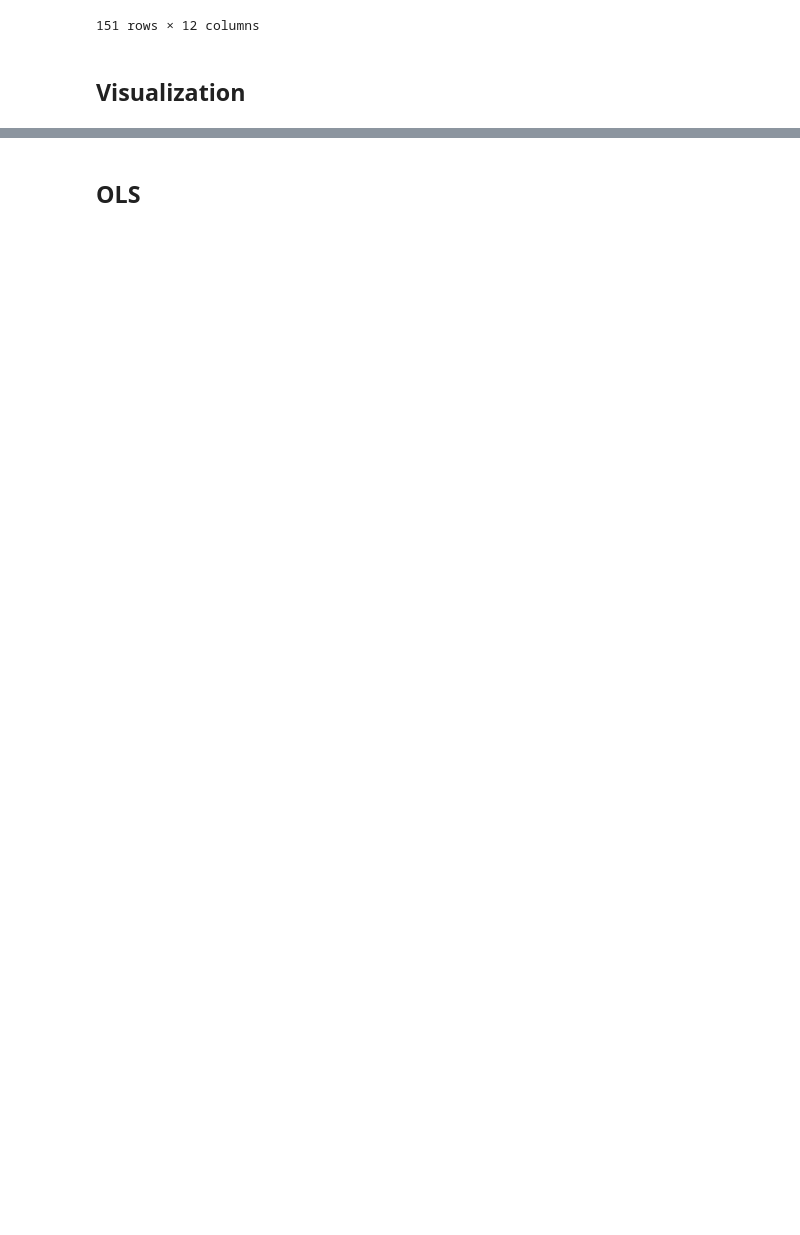
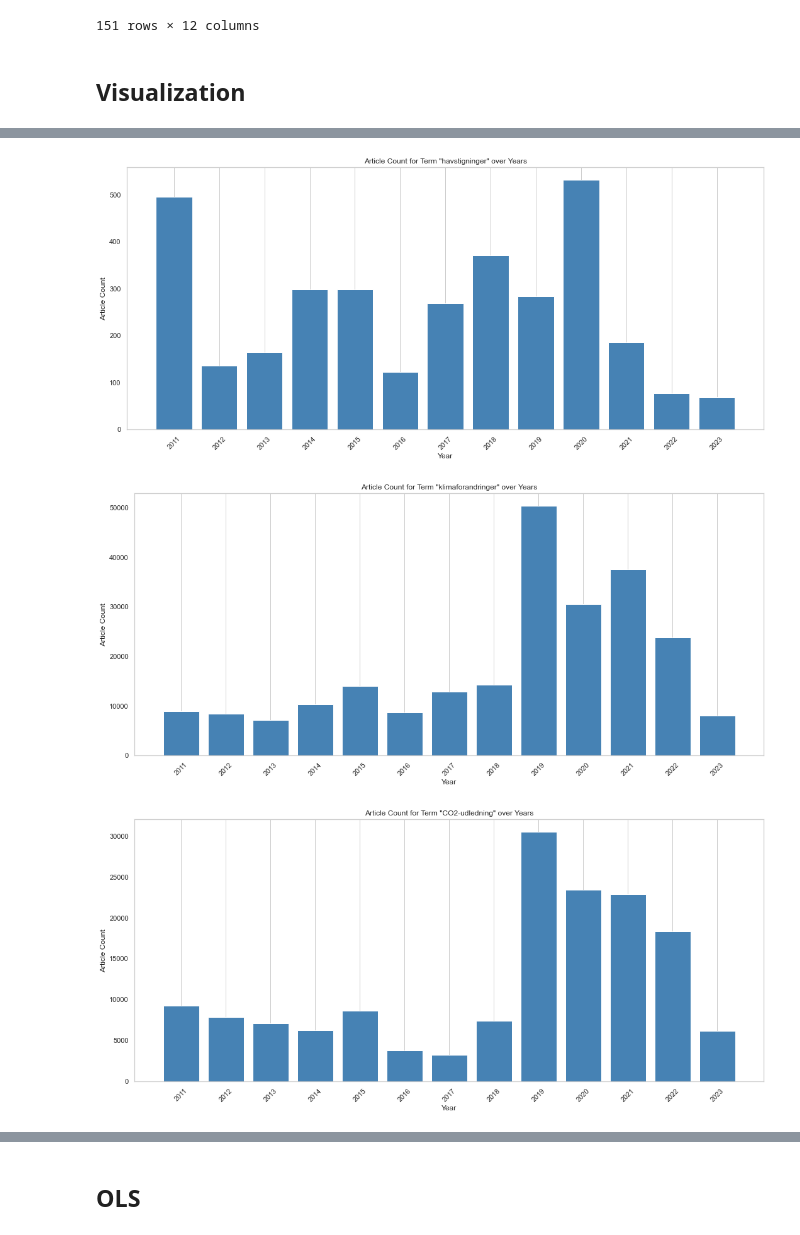
Before and after one commit to LyngeKjems/Climate-News-Project, a Jupyter notebook: Climate News Project/Merged_data.ipynb, the cells around one changed output, grey strips where cells are left out. Drawn from its saved outputs; the diff is of its cells as text; code cells hidden in the pictures; blank space fills up the shorter version.

```diff
--- a/Climate News Project/Merged_data.ipynb
+++ b/Climate News Project/Merged_data.ipynb
@@ -114,0 +168,6 @@ for param in anomaly_parameters:
+# %%
+# Read the CSV file
+df_news_testing = pd.read_csv('News_testing.csv')
+
+# Display the dataframe
+df_news_testing
@@ -114,0 +188,31 @@ for param in anomaly_parameters:
+# %%
+import pandas as pd
+import matplotlib.pyplot as plt
+
+# Extract year from the month column
+df_news_testing['year'] = df_news_testing['month'].str[:4]
+
+unique_terms = df_news_testing['Term'].unique()
+
+# Create a plot for each Term
+for term in unique_terms:
+    # Filter dataframe for the current term
+    term_df = df_news_testing[df_news_testing['Term'] == term]
+
+    # Group by year and sum the article count
+    yearly_counts = term_df.groupby('year')['article count'].sum().reset_index()
+
+    # Plot the data
+    plt.figure(figsize=(15, 7))
+    plt.bar(yearly_counts['year'], yearly_counts['article count'], color='steelblue')
+    plt.xlabel('Year')
+    plt.ylabel('Article Count')
+    plt.title(f'Article Count for Term "{term}" over Years')
+    plt.xticks(rotation=45)
+    plt.grid(axis='y')
+    plt.tight_layout()
+    plt.show()
+# %% [output]
+[figure, added]
+[figure, added]
+[figure, added]
```
Also changed, not shown: parts of 9 cells of this notebook.
